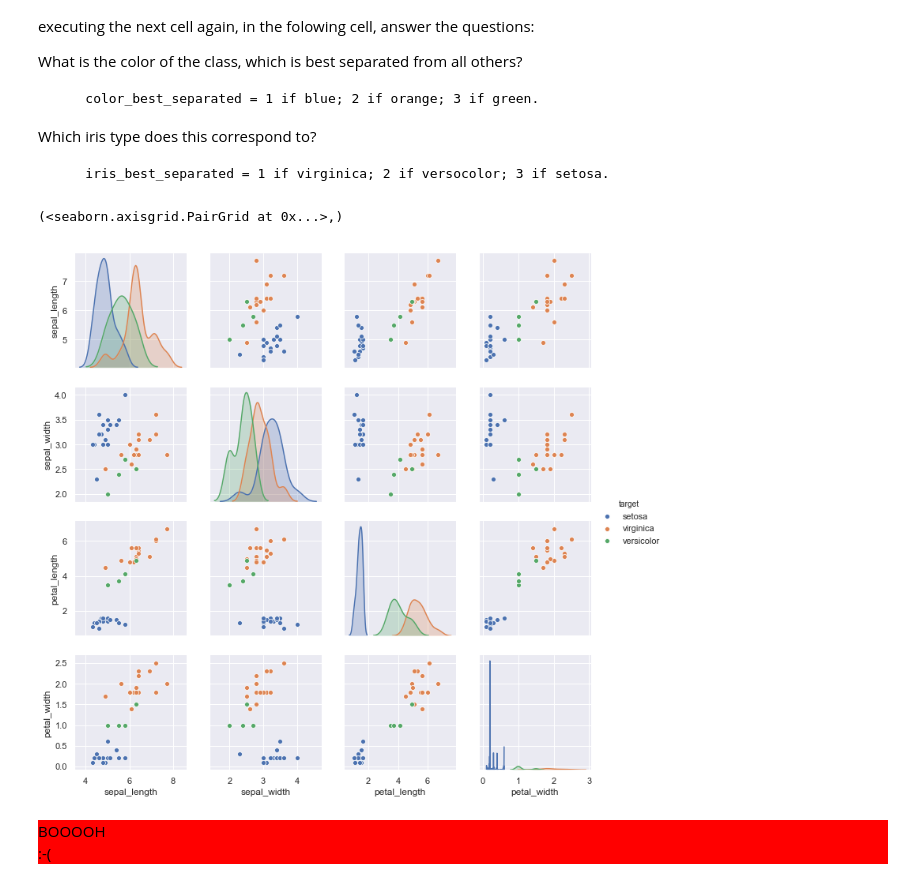
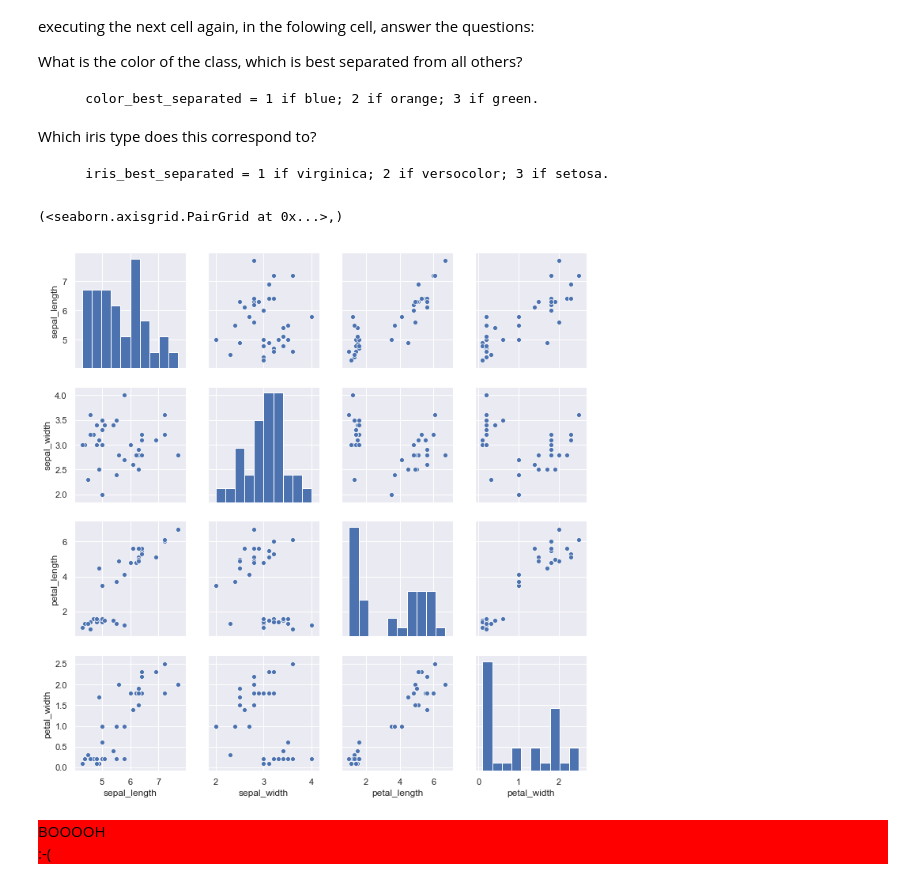
Before and after one commit to zhengying-liu/info232, a Jupyter notebook: TP1/README.ipynb, the cells around one changed output. Drawn from its saved outputs; the diff is of its cells as text; code cells hidden in the pictures.

```diff
--- a/TP1/README.ipynb
+++ b/TP1/README.ipynb
@@ -167,10 +167,10 @@ Which iris type does this correspond to?
         iris_best_separated = 1 if virginica; 2 if versocolor; 3 if setosa.
 # %%
 import seaborn as sns; sns.set()
-sns.pairplot(data, hue="target"),
+sns.pairplot(data),
 # %% [output]
 (<seaborn.axisgrid.PairGrid at 0x...>,)
-[figure, old version]
+[figure, new version]
 # %%
 question = 5
 color_best_separated = 8 # Change that
```
Also changed, not shown: parts of 2 cells of this notebook.
